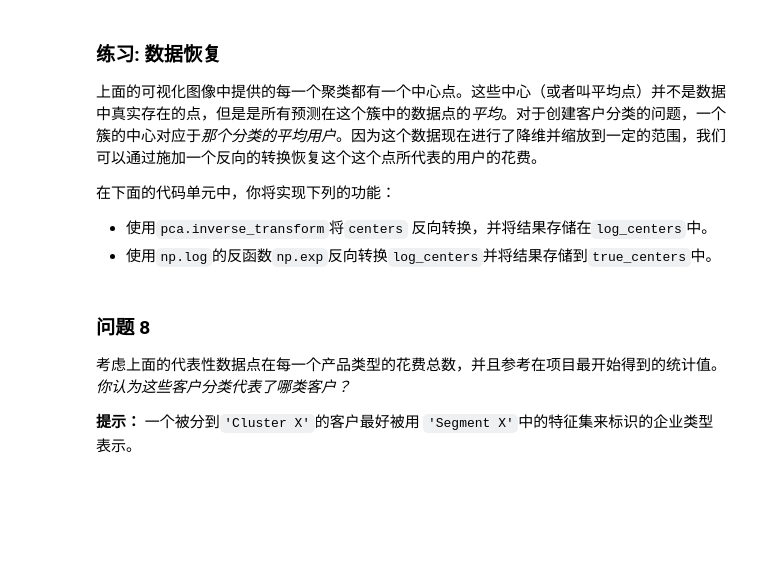
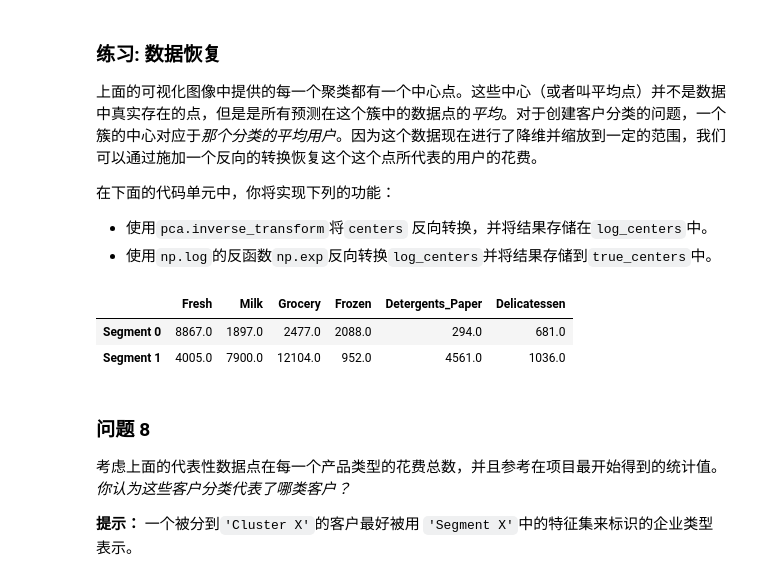
Before and after one commit to XuEric/machine-learning, a Jupyter notebook: projects_cn/creating_customer_segments/customer_segments.ipynb, the cells around one changed output. Saved outputs shown, nothing was run; the diff lists cells and outputs as text; code cells hidden in the pictures; blank space fills up the shorter version.

```diff
--- a/projects_cn/creating_customer_segments/customer_segments.ipynb
+++ b/projects_cn/creating_customer_segments/customer_segments.ipynb
@@ -312,0 +440,24 @@ score = None
+# %%
+from sklearn.cluster import KMeans
+from sklearn.metrics import silhouette_score
+
+def cluste(n_clusters):
+    # TODO：在降维后的数据上使用你选择的聚类算法
+    cluster = KMeans(n_clusters, random_state=42).fit(reduced_data)
+
+    # TODO：预测每一个点的簇
+    preds = cluster.predict(reduced_data)
+
+    # TODO：找到聚类中心
+    centers = cluster.cluster_centers_
+
+    # TODO：预测在每一个转换后的样本点的类
+    sample_preds = cluster.predict(pca_samples)
+
+    # TODO：计算选择的类别的平均轮廓系数（mean silhouette coefficient）
+    score = silhouette_score(reduced_data, preds)
+    print "n_clusters: {}, score: {:0.4f}".format(n_clusters, score)
+
+
+for i in range(2,6,1):
+    cluste(i)
@@ -331,16 +500,20 @@ rs.cluster_results(reduced_data, preds, centers, pca_samples)
  - 使用`np.log`的反函数`np.exp`反向转换`log_centers`并将结果存储到`true_centers`中。
 # %%
 # TODO：反向转换中心点
-log_centers = None
+log_centers = pca.inverse_transform(centers)
 
 # TODO：对中心点做指数转换
-true_centers = None
+true_centers = np.exp(log_centers)
 
 # 显示真实的中心点
 segments = ['Segment {}'.format(i) for i in range(0,len(centers))]
 true_centers = pd.DataFrame(np.round(true_centers), columns = data.keys())
 true_centers.index = segments
 display(true_centers)
+# %% [output]
+|  | Fresh | Milk | Grocery | Frozen | Detergents_Paper | Delicatessen |
+| Segment 0 | 8867.0 | 1897.0 | 2477.0 | 2088.0 | 294.0 | 681.0 |
+| Segment 1 | 4005.0 | 7900.0 | 12104.0 | 952.0 | 4561.0 | 1036.0 |
 # %% [markdown]
 ### 问题 8
 考虑上面的代表性数据点在每一个产品类型的花费总数，并且参考在项目最开始得到的统计值。*你认为这些客户分类代表了哪类客户？*
```
Also changed, not shown: parts of 32 cells of this notebook, 1 other file.
